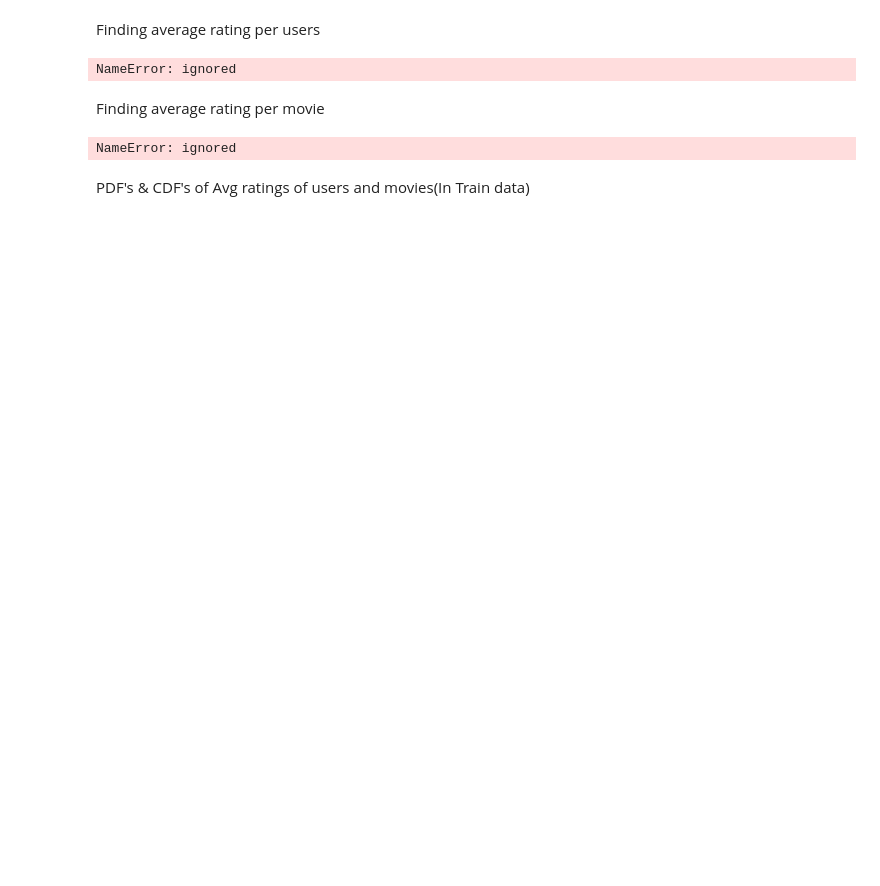
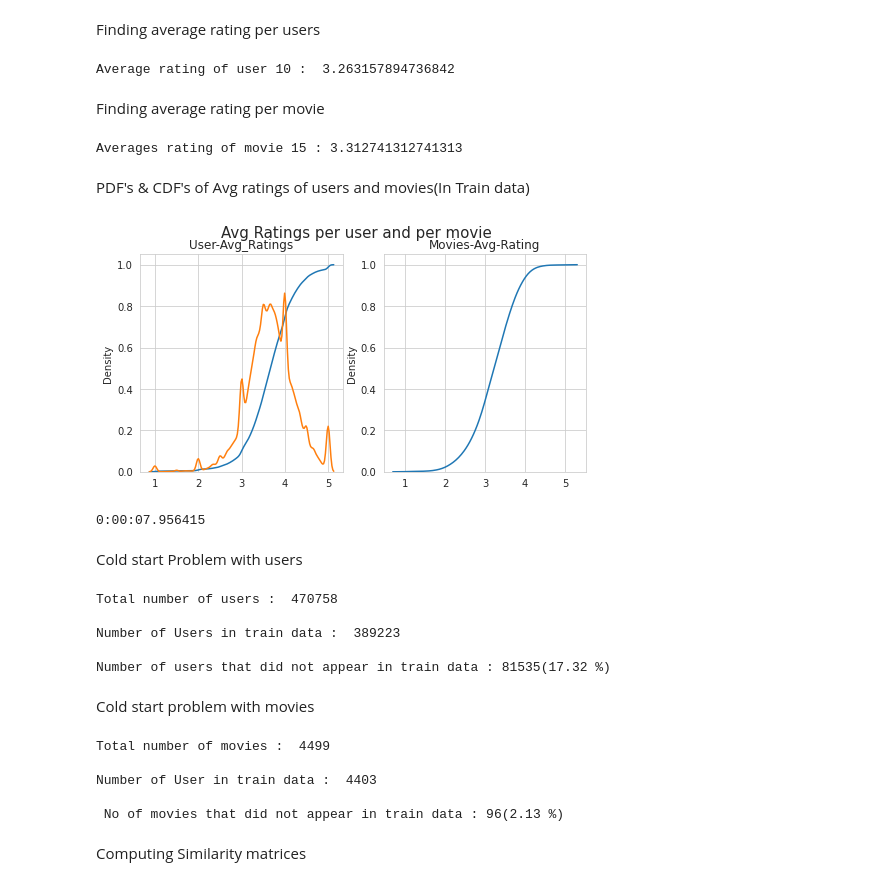
Before and after one commit to AnilKumar-06/Movie-Recommandation, a Jupyter notebook: NetflixRecommandationSystem.ipynb, the cells around one changed output. Saved outputs shown, nothing was run; the diff lists cells and outputs as text; code cells hidden in the pictures; blank space fills up the shorter version.

Commit message:
Remove Error

```diff
--- a/NetflixRecommandationSystem.ipynb
+++ b/NetflixRecommandationSystem.ipynb
@@ -400,16 +402,17 @@ def get_average_rating(sparse_matrix, of_users):
   #average rating of user/axes
   ax = 1 if of_users else 0 #1-user axes, 0-Movie axes
   #".AI" is for converting column_matrix to 1-D numpy array
-  sum_of_ratings = sparse_matrix.sum(axis=ax).AI
+  sum_of_ratings = sparse_matrix.sum(axis=ax).A1
   #Boolean matrix of ratings(whether a user rated movie or not)
   is_rated = sparse_matrix != 0
   #no. of ratings that each user or movie
-  no_of_ratings = is_rated.sum(axis=ax).AI
+  no_of_ratings = is_rated.sum(axis=ax).A1
   #max_user and max_movie ids in sparse matrix
   u, m = sparse_matrix.shape
   #create a dictionary of users and their averages ratings..
   averages_ratings = { i :sum_of_ratings[i]/no_of_ratings[i] for i in range(u if of_users else m) if no_of_ratings[i] != 0}
   #return that dictionary of average rating
+  return averages_ratings
 # %% [markdown]
 Finding global average of all movie ratings
 # %%
@@ -424,15 +427,69 @@ NameError: ignored
 Finding average rating per users
 # %%
 train_averages['user'] = get_average_rating(train_sparse_matrix, of_users=True)
-print('\nAverage rating of user 10 : ', train_averages['user'][10])
+print('\nAverage rating of user 10 : ',train_averages['user'][10])
 # %% [output]
-NameError: ignored
+Average rating of user 10 :  3.263157894736842
 # %% [markdown]
 Finding average rating per movie
 # %%
-train_averages['movie'] = get_average_rating(train_sparse_matrix, of_users=True)
+train_averages['movie'] = get_average_rating(train_sparse_matrix, of_users=False)
 print('\nAverages rating of movie 15 :',train_averages['movie'][15])
 # %% [output]
-NameError: ignored
+Averages rating of movie 15 : 3.312741312741313
 # %% [markdown]
 PDF's & CDF's of Avg ratings of users and movies(In Train data)
+# %%
+start = datetime.now()
+#draw pdfs for averages rating per user and average
+fig,(ax1, ax2) = plt.subplots(nrows=1, ncols=2, figsize=plt.figaspect(.5))
+fig.suptitle("Avg Ratings per user and per movie",fontsize=15)
+ax1.set_title('User-Avg_Ratings')
+#get the list average user ratings from the averages dictionary..
+user_averages = [rat for rat in train_averages['user'].values()]
+sns.distplot(user_averages, ax=ax1, hist=False,kde_kws=dict(cumulative=True),label='Cdf')
+sns.distplot(user_averages, ax=ax1,hist=False,label='pdf')
+
+ax2.set_title('Movies-Avg-Rating')
+#get the list of movie_average_ratings from the dictionary..
+movie_averages = [rat for rat in train_averages['movie'].values()]
+sns.distplot(movie_averages, ax=ax2, hist=False, kde_kws=dict(cumulative=True),label='pdf')
+plt.show()
+print(datetime.now()-start)
+# %% [output]
+[figure, added]
+0:00:07.956415
+# %% [markdown]
+Cold start Problem with users
+# %%
+total_users = len(np.unique(df.user))
+users_train = len(train_averages['user'])
+new_users = total_users-users_train
+
+print('\nTotal number of users : ',total_users)
+print('\nNumber of Users in train data : ',users_train)
+print("\nNumber of users that did not appear in train data : {}({} %)".format(new_users,np.round((new_users/total_users)*100, 2)))
+# %% [output]
+Total number of users :  470758
+
+Number of Users in train data :  389223
+
+Number of users that did not appear in train data : 81535(17.32 %)
+# %% [markdown]
+Cold start problem with movies
+# %%
+total_movies = len(np.unique(df.movie))
+movies_train = len(train_averages['movie'])
+new_movies = total_movies-movies_train
+
+print('\nTotal number of movies : ',total_movies)
+print('\nNumber of User in train data : ',movies_train)
+print("\n No of movies that did not appear in train data : {}({} %)".format(new_movies, np.round((new_movies/total_movies)*100,2)))
+# %% [output]
+Total number of movies :  4499
+
+Number of User in train data :  4403
+
+ No of movies that did not appear in train data : 96(2.13 %)
+# %% [markdown]
+Computing Similarity matrices
```
Also changed, not shown: parts of 23 cells of this notebook.
